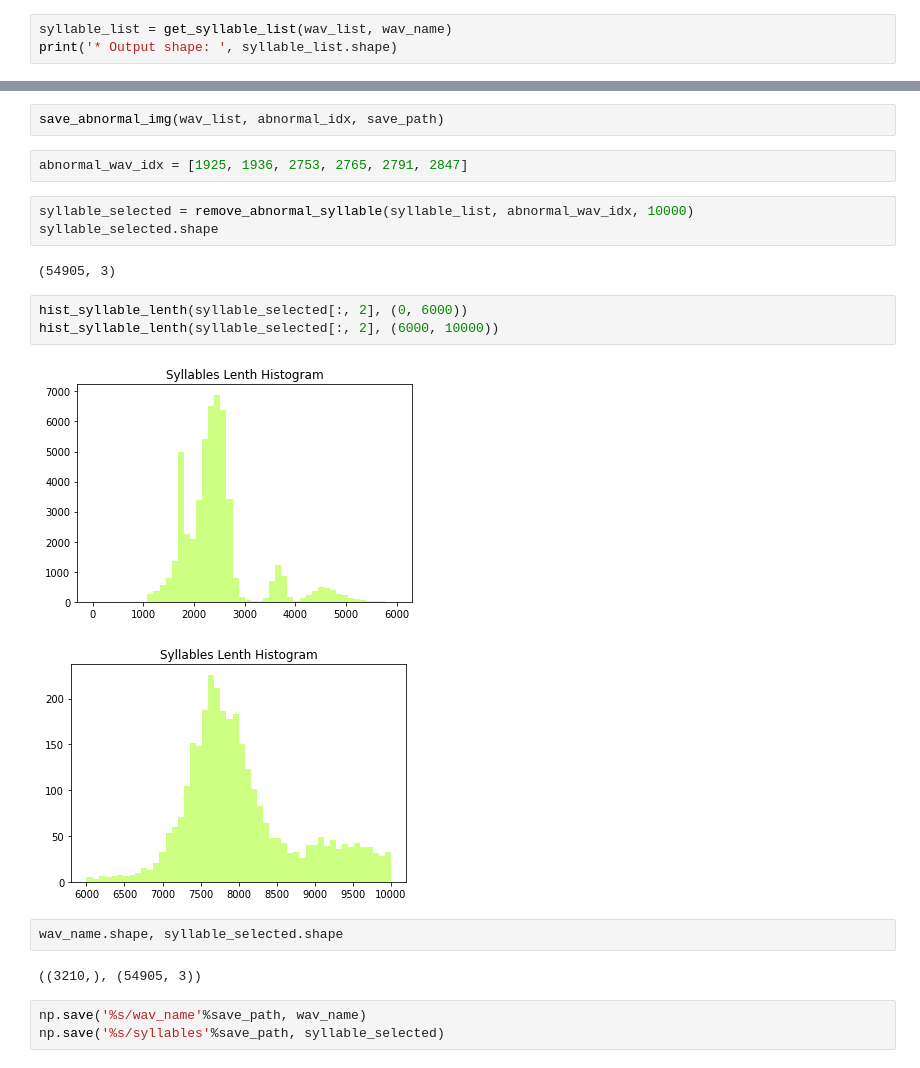
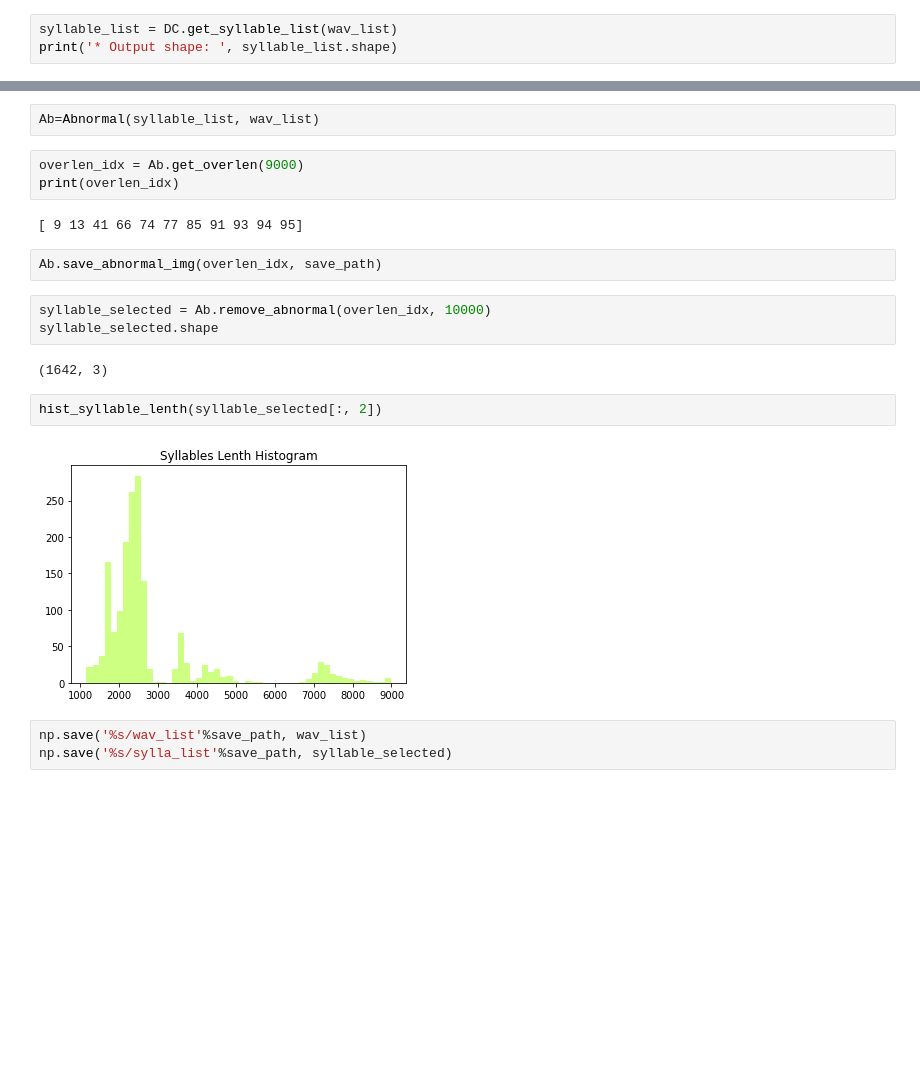
Before and after one commit to yebiny/Songbird-clusturing, a Jupyter notebook: 1-DataCleaning.ipynb, the cells around one changed output, grey strips where cells are left out. Cells and saved outputs as stored; diff of their text form; blank space fills up the shorter version.

```diff
--- a/1-DataCleaning.ipynb
+++ b/1-DataCleaning.ipynb
@@ -25,4 +19,4 @@ check_wav_img(2753, wav_list)
 # %%
-syllable_list = get_syllable_list(wav_list, wav_name)
+syllable_list = DC.get_syllable_list(wav_list)
 print('* Output shape: ', syllable_list.shape)
 # %% [output]
@@ -67,22 +38,21 @@ print(abnormal_idx)
-# %%
-save_abnormal_img(wav_list, abnormal_idx, save_path)
-# %%
-abnormal_wav_idx = [1925, 1936, 2753, 2765, 2791, 2847]
+# %%
+Ab=Abnormal(syllable_list, wav_list)
+# %%
+overlen_idx = Ab.get_overlen(9000)
+print(overlen_idx)
+# %% [output]
+[ 9 13 41 66 74 77 85 91 93 94 95]
+# %%
+Ab.save_abnormal_img(overlen_idx, save_path)
 # %%
-syllable_selected = remove_abnormal_syllable(syllable_list, abnormal_wav_idx, 10000)
+syllable_selected = Ab.remove_abnormal(overlen_idx, 10000)
 syllable_selected.shape
 # %% [output]
-(54905, 3)
+(1642, 3)
 # %%
-hist_syllable_lenth(syllable_selected[:, 2], (0, 6000))
-hist_syllable_lenth(syllable_selected[:, 2], (6000, 10000))
+hist_syllable_lenth(syllable_selected[:, 2])
 # %% [output]
-[figure, old version]
+[figure, new version]
-[figure, removed]
-# %%
-wav_name.shape, syllable_selected.shape
-# %% [output]
-((3210,), (54905, 3))
 # %%
-np.save('%s/wav_name'%save_path, wav_name)
-np.save('%s/syllables'%save_path, syllable_selected)
+np.save('%s/wav_list'%save_path, wav_list)
+np.save('%s/sylla_list'%save_path, syllable_selected)
```
Also changed, not shown: parts of 10 cells of this notebook, 5 other files.
